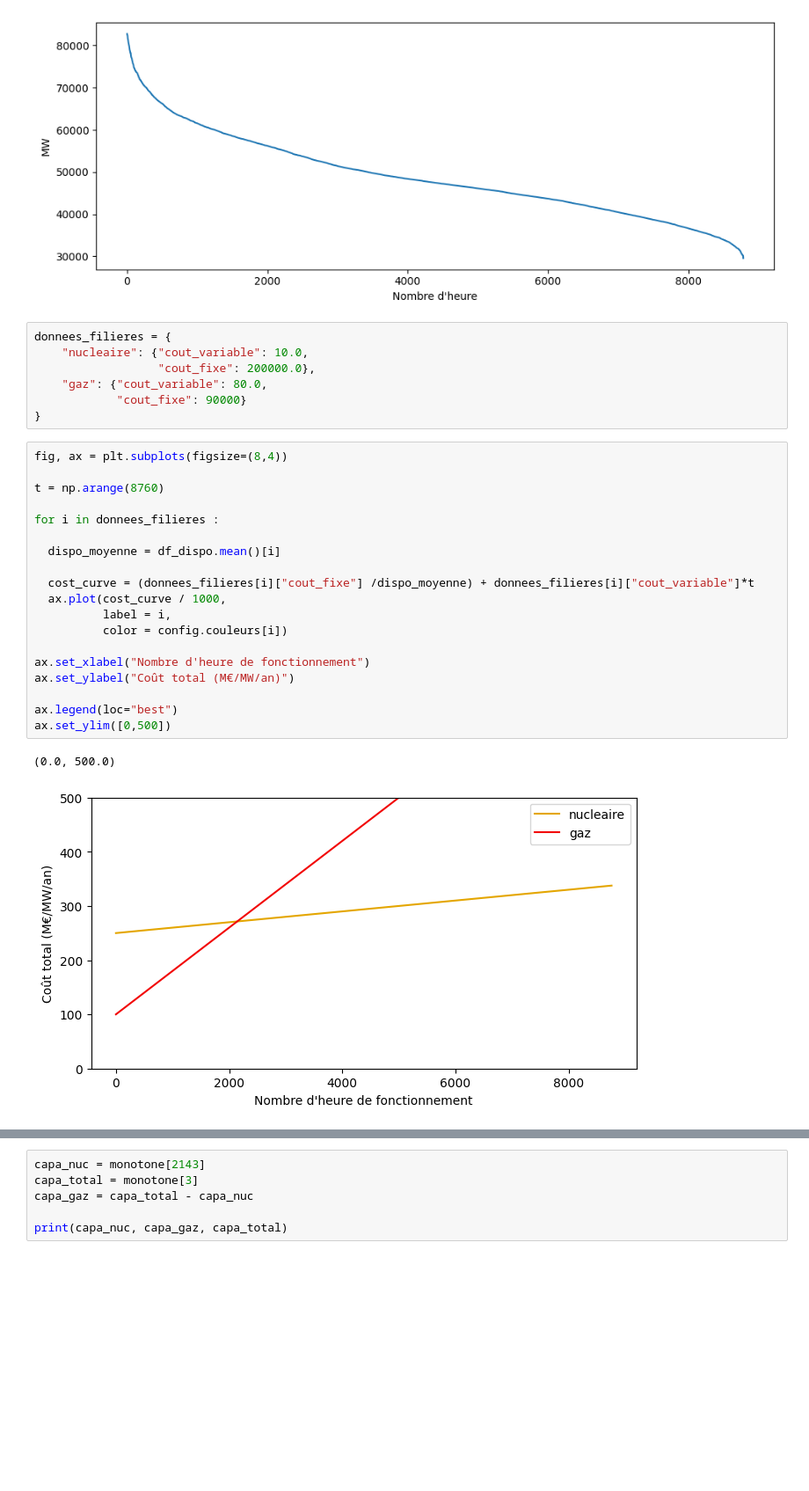
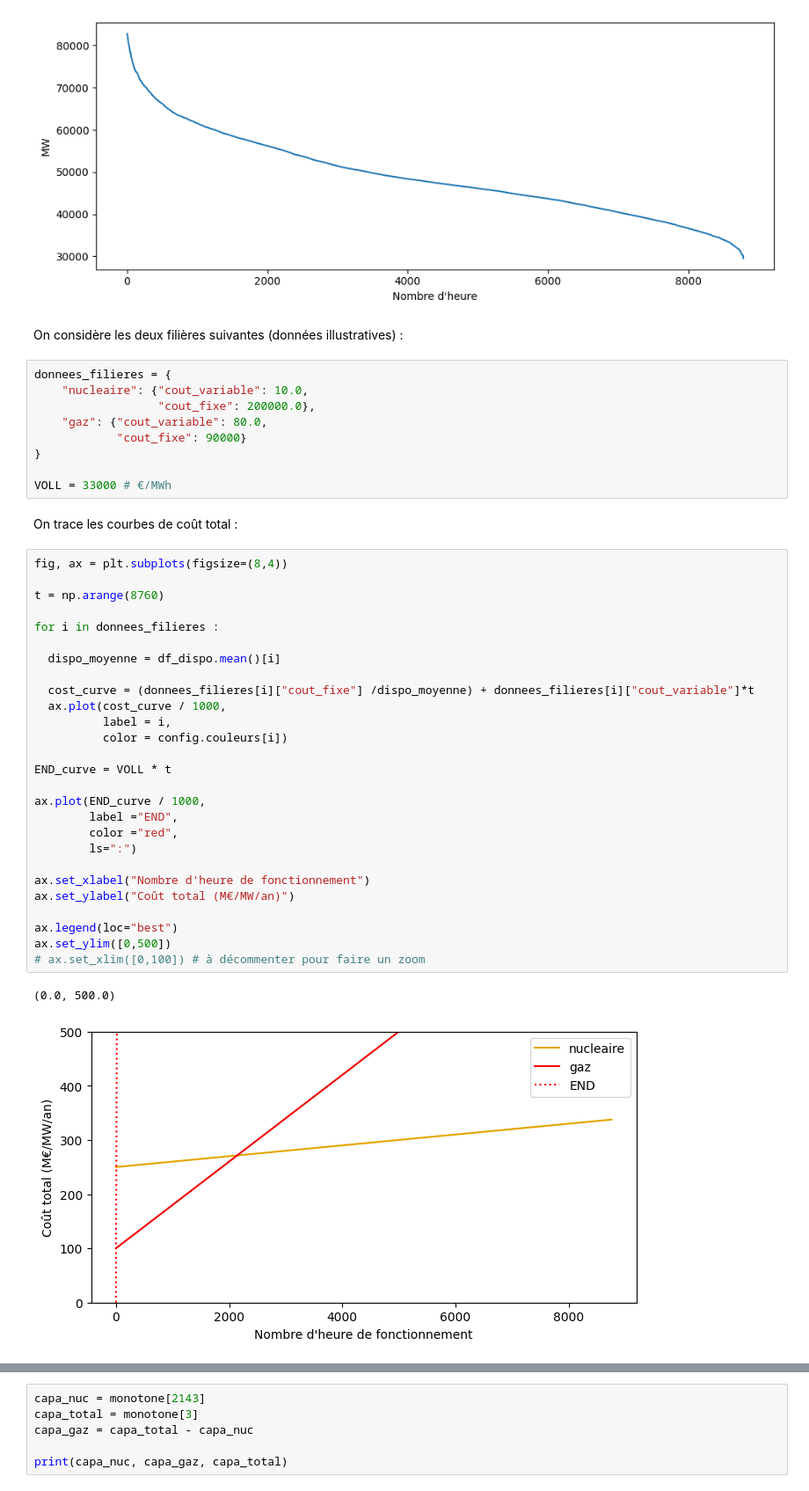
Before and after one commit to Alx-Lebeau/Cours-EcoElec, a Jupyter notebook: notebooks/02_Equilibre_Long_Terme.ipynb, the cells around one changed output, grey strips where cells are left out. Shown at 88% size. Drawn from its saved outputs; the diff is of its cells as text; blank space fills up the shorter version.

```diff
--- a/notebooks/02_Equilibre_Long_Terme.ipynb
+++ b/notebooks/02_Equilibre_Long_Terme.ipynb
@@ -63,6 +65,8 @@ ax.set_xlabel("Nombre d'heure")
 # %% [output]
 Text(0.5, 0, "Nombre d'heure")
 [figure]
+# %% [markdown]
+On considère les deux filières suivantes (données illustratives) :
 # %%
 donnees_filieres = {
     "nucleaire": {"cout_variable": 10.0,
@@ -70,25 +74,37 @@ donnees_filieres = {
     "gaz": {"cout_variable": 80.0,
             "cout_fixe": 90000}
 }
+
+VOLL = 33000 # €/MWh
+# %% [markdown]
+On trace les courbes de coût total :
 # %%
 fig, ax = plt.subplots(figsize=(8,4))
 
 t = np.arange(8760)
 
 for i in donnees_filieres :
 
   dispo_moyenne = df_dispo.mean()[i]
 
   cost_curve = (donnees_filieres[i]["cout_fixe"] /dispo_moyenne) + donnees_filieres[i]["cout_variable"]*t
   ax.plot(cost_curve / 1000,
           label = i,
           color = config.couleurs[i])
 
+END_curve = VOLL * t
+
+ax.plot(END_curve / 1000,
+        label ="END",
+        color ="red",
+        ls=":")
+
 ax.set_xlabel("Nombre d'heure de fonctionnement")
 ax.set_ylabel("Coût total (M€/MW/an)")
 
 ax.legend(loc="best")
 ax.set_ylim([0,500])
+# ax.set_xlim([0,100]) # à décommenter pour faire un zoom
 # %% [output]
 (0.0, 500.0)
-[figure, old version]
+[figure, new version]
```
Also changed, not shown: parts of 3 cells of this notebook.
